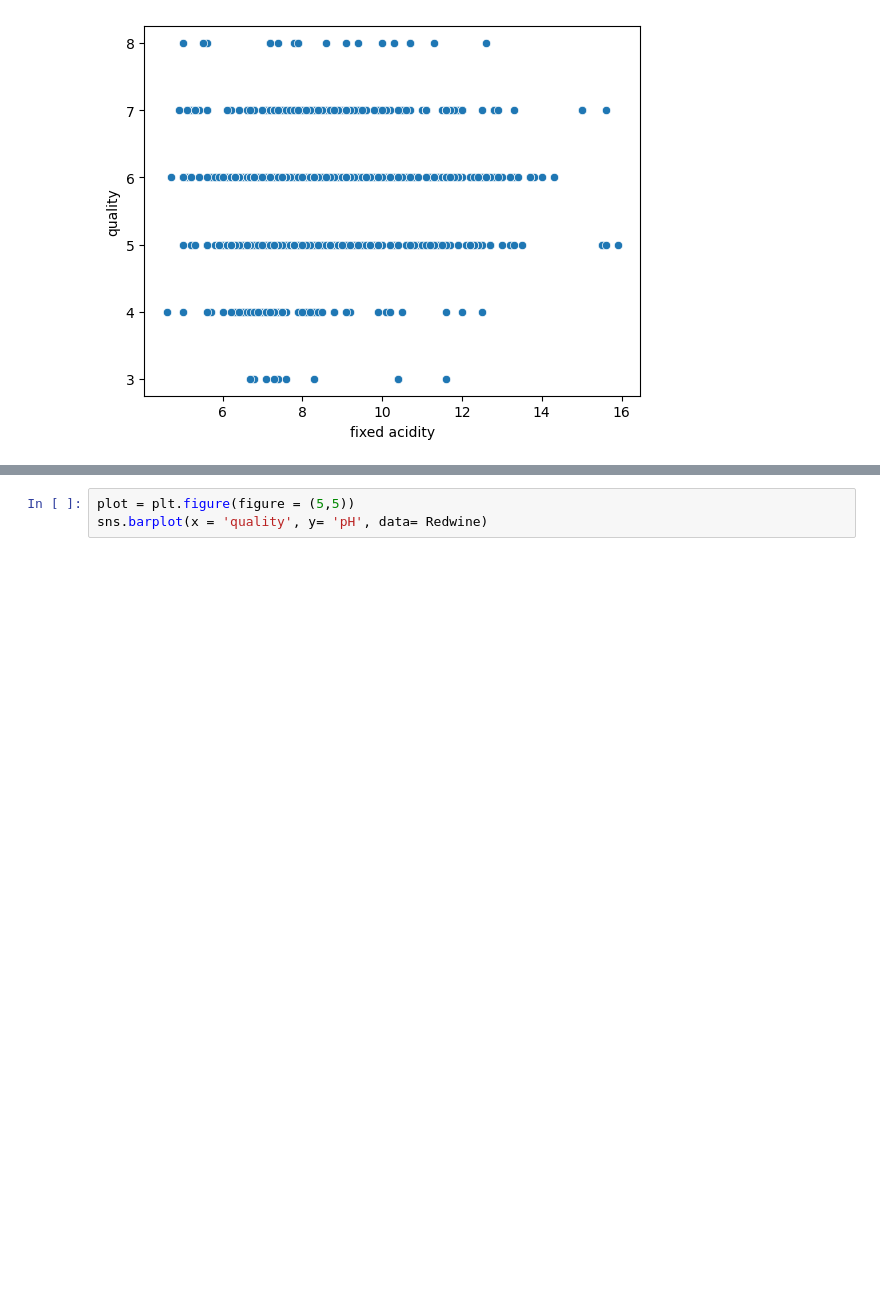
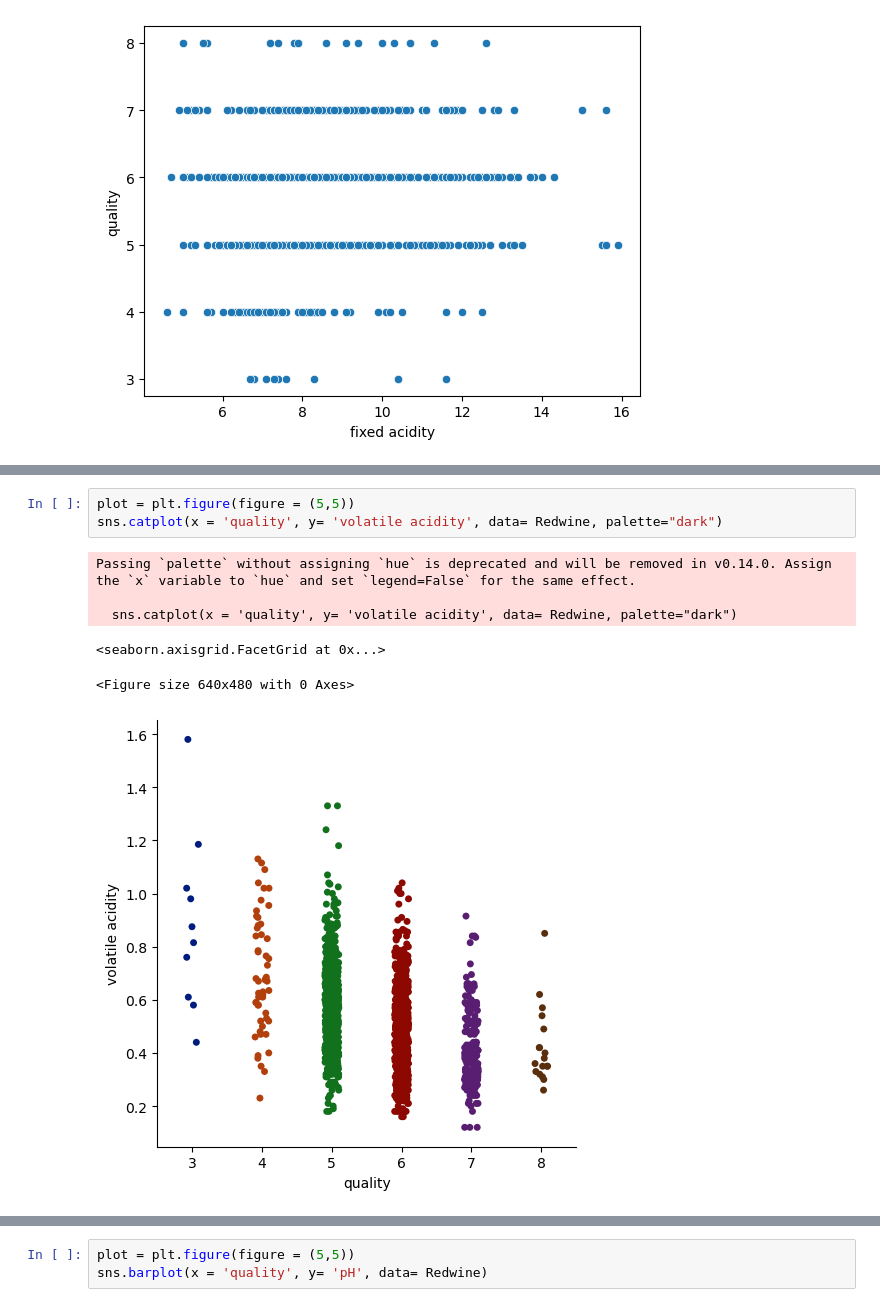
Before and after one commit to Sudha25a/Projects-2, a Jupyter notebook: Redwine.ipynb, the cells around one changed output, grey strips where cells are left out. Drawn from its saved outputs; the diff is of its cells as text; blank space fills up the shorter version.

```diff
--- a/Redwine.ipynb
+++ b/Redwine.ipynb
@@ -144,3 +147,13 @@ sns.barplot(x = 'quality', y= 'volatile acidity', data= Redwine)
+# %%
+plot = plt.figure(figure = (5,5))
+sns.catplot(x = 'quality', y= 'volatile acidity', data= Redwine, palette="dark")
+# %% [output]
+Passing `palette` without assigning `hue` is deprecated and will be removed in v0.14.0. Assign the `x` variable to `hue` and set `legend=False` for the same effect.
+
+  sns.catplot(x = 'quality', y= 'volatile acidity', data= Redwine, palette="dark")
+<seaborn.axisgrid.FacetGrid at 0x...>
+<Figure size 640x480 with 0 Axes>
+[figure, added]
 # %%
 plot = plt.figure(figure = (5,5))
 sns.barplot(x = 'quality', y= 'citric acid', data= Redwine)
```
Also changed, not shown: parts of 5 cells of this notebook, 3 other files.
